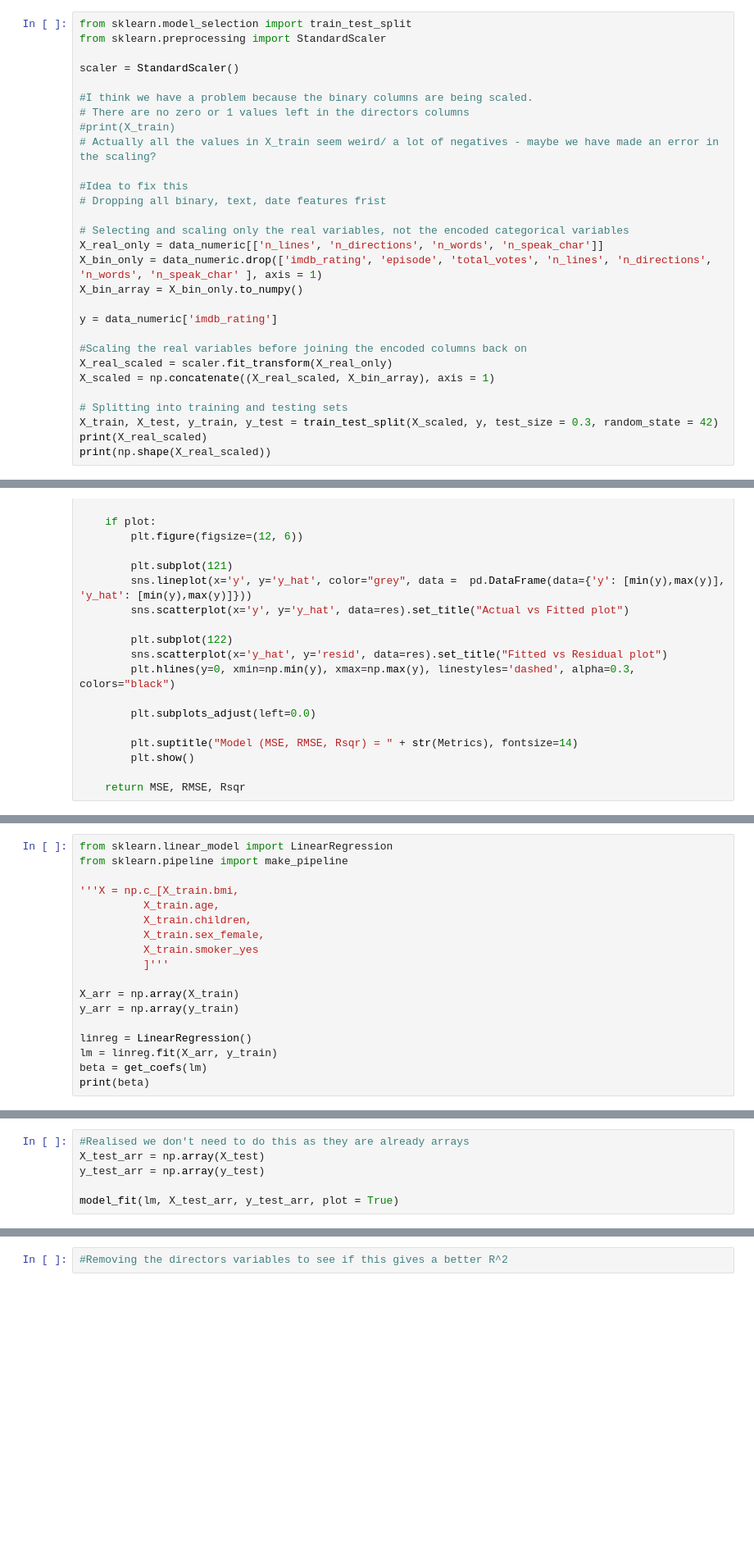
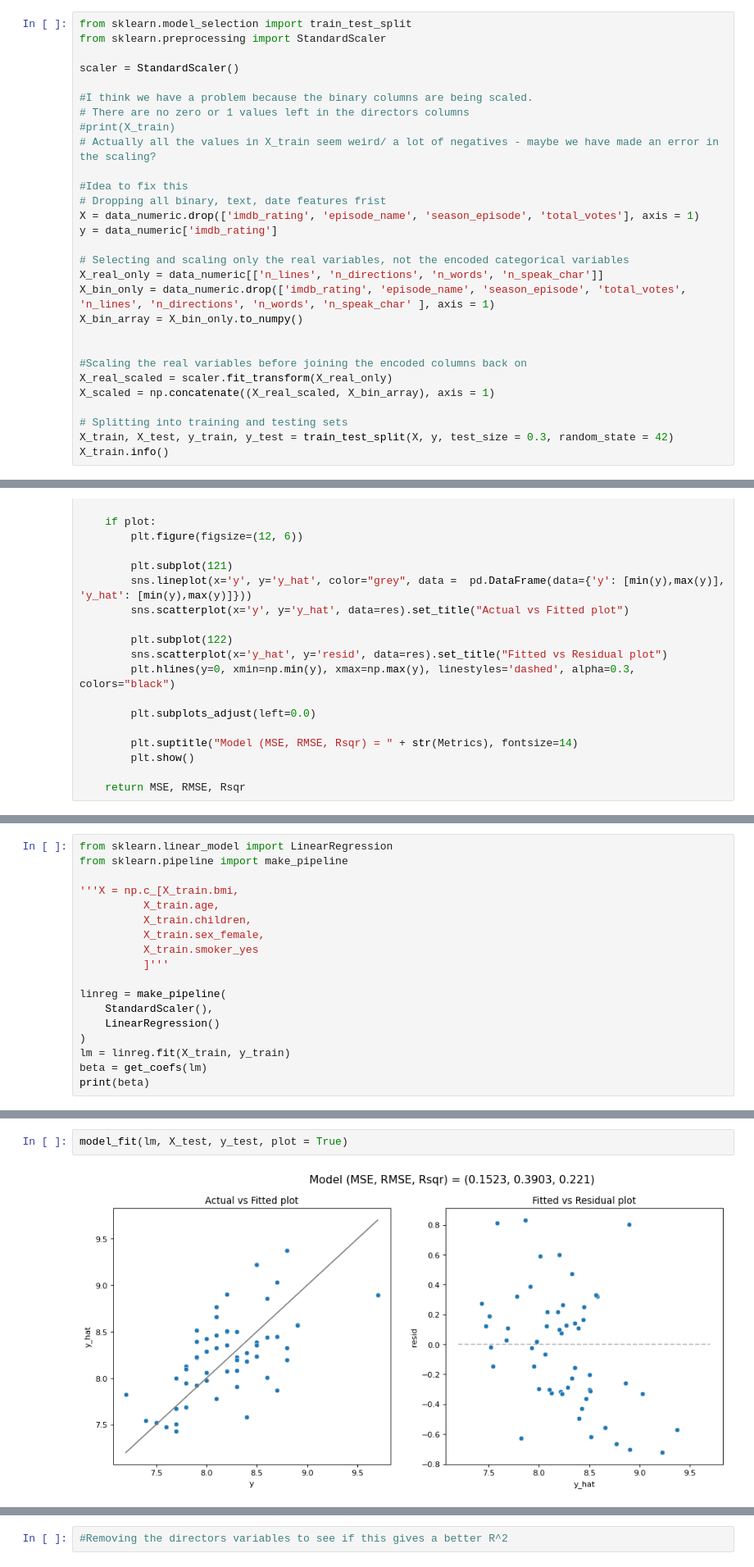
Before and after one commit to BradWangW/imdb_rate_model, a Jupyter notebook: project1.ipynb, the cells around one changed output, grey strips where cells are left out. Shown at 82% size. Saved outputs shown, nothing was run; the diff lists cells and outputs as text; blank space fills up the shorter version.

```diff
--- a/project1.ipynb
+++ b/project1.ipynb
@@ -331,19 +331,19 @@ scaler = StandardScaler()
 
 #Idea to fix this
 # Dropping all binary, text, date features frist
+X = data_numeric.drop(['imdb_rating', 'episode_name', 'season_episode', 'total_votes'], axis = 1)
+y = data_numeric['imdb_rating']
 
 # Selecting and scaling only the real variables, not the encoded categorical variables
 X_real_only = data_numeric[['n_lines', 'n_directions', 'n_words', 'n_speak_char']]
-X_bin_only = data_numeric.drop(['imdb_rating', 'episode', 'total_votes', 'n_lines', 'n_directions', 'n_words', 'n_speak_char' ], axis = 1)
+X_bin_only = data_numeric.drop(['imdb_rating', 'episode_name', 'season_episode', 'total_votes', 'n_lines', 'n_directions', 'n_words', 'n_speak_char' ], axis = 1)
 X_bin_array = X_bin_only.to_numpy()
 
-y = data_numeric['imdb_rating']
 
 #Scaling the real variables before joining the encoded columns back on
 X_real_scaled = scaler.fit_transform(X_real_only)
 X_scaled = np.concatenate((X_real_scaled, X_bin_array), axis = 1)
 
 # Splitting into training and testing sets
-X_train, X_test, y_train, y_test = train_test_split(X_scaled, y, test_size = 0.3, random_state = 42)
-print(X_real_scaled)
-print(np.shape(X_real_scaled))
+X_train, X_test, y_train, y_test = train_test_split(X, y, test_size = 0.3, random_state = 42)
+X_train.info()
@@ -418,10 +434,10 @@ from sklearn.pipeline import make_pipeline
           X_train.smoker_yes
           ]'''
 
-X_arr = np.array(X_train)
-y_arr = np.array(y_train)
-
-linreg = LinearRegression()
-lm = linreg.fit(X_arr, y_train)
+linreg = make_pipeline(
+    StandardScaler(),
+    LinearRegression()
+)
+lm = linreg.fit(X_train, y_train)
 beta = get_coefs(lm)
 print(beta)
@@ -428,6 +459,4 @@ print(beta)
-# %%
-#Realised we don't need to do this as they are already arrays
-X_test_arr = np.array(X_test)
-y_test_arr = np.array(y_test)
-
-model_fit(lm, X_test_arr, y_test_arr, plot = True)
+# %%
+model_fit(lm, X_test, y_test, plot = True)
+# %% [output]
+[figure, added]
```
Also changed, not shown: parts of 18 cells of this notebook.
